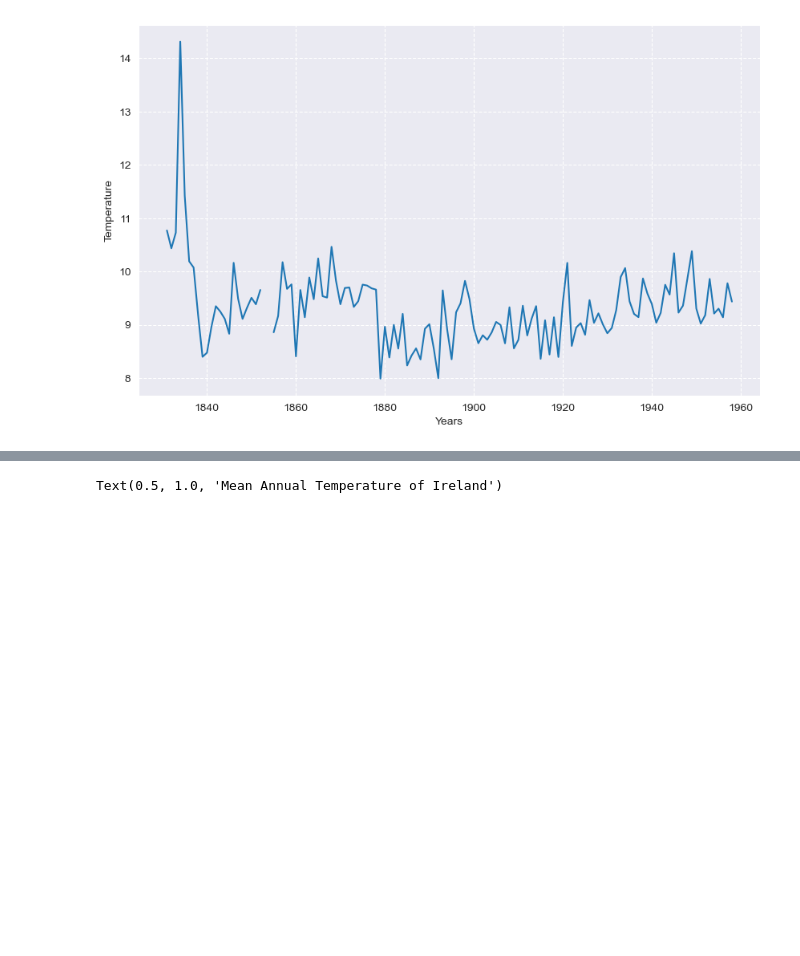
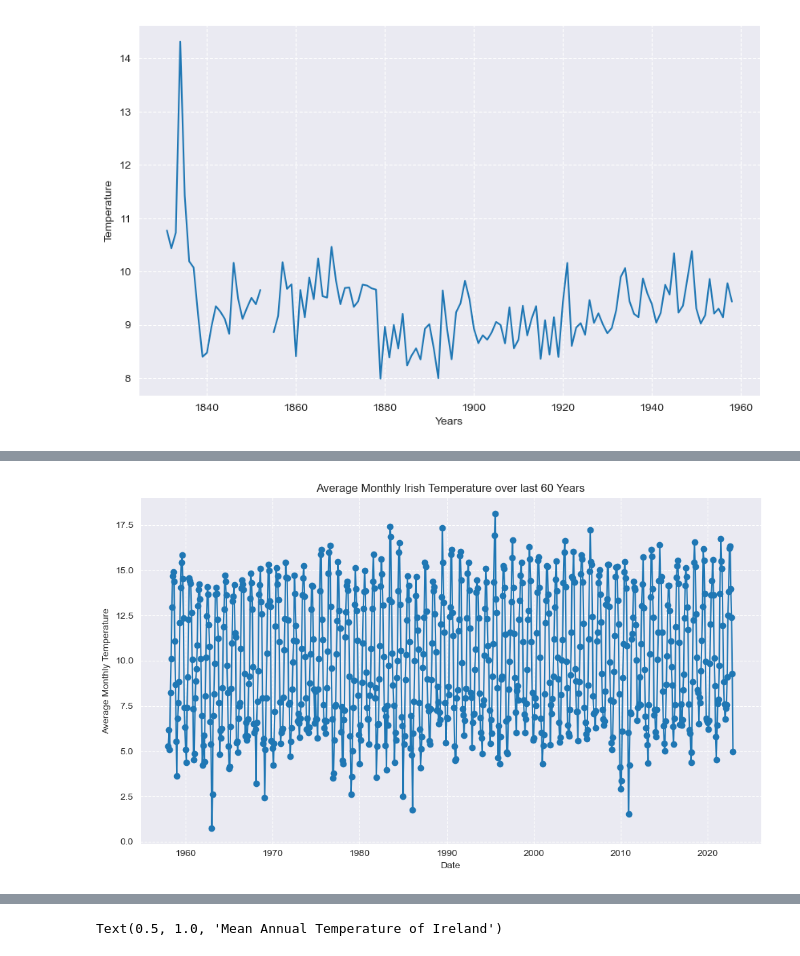
Before and after one commit to Kevin002023/PFDA--Climate-Project, a Jupyter notebook: PFDA-Project-2.ipynb, the cells around one changed output, grey strips where cells are left out. Saved outputs shown, nothing was run; the diff lists cells and outputs as text; code cells hidden in the pictures; blank space fills up the shorter version.

```diff
--- a/PFDA-Project-2.ipynb
+++ b/PFDA-Project-2.ipynb
@@ -774,0 +927,6 @@ dtype: object
+# %%
+ire_temp.rename(columns={'VALUE': 'Mean'}, inplace=True)
+ire_temp = ire_temp.groupby('Date')['Mean'].mean().reset_index() # Get an all ireland monthly mean temperature by averaing the values from each station.
+#ire_temp['Year'].astype(int)
+#ire_temp['Date'] = pd.to_datetime(ire_temp[['Year', 'Months']].assign(DAY=1))
+ire_temp.tail(20)
@@ -774,0 +951,13 @@ dtype: object
+# %%
+# Scatter plot
+plt.figure(figsize=(10, 6))
+plt.plot(ire_temp['Date'], ire_temp['Mean'], marker='o', linestyle='-')
+
+plt.xlabel('Date')
+plt.ylabel('Average Monthly Temperature')
+plt.title('Average Monthly Irish Temperature over last 60 Years')
+
+plt.tight_layout()
+plt.show()
+# %% [output]
+[figure, added]
```
Also changed, not shown: parts of 21 cells of this notebook, 2 other files.
